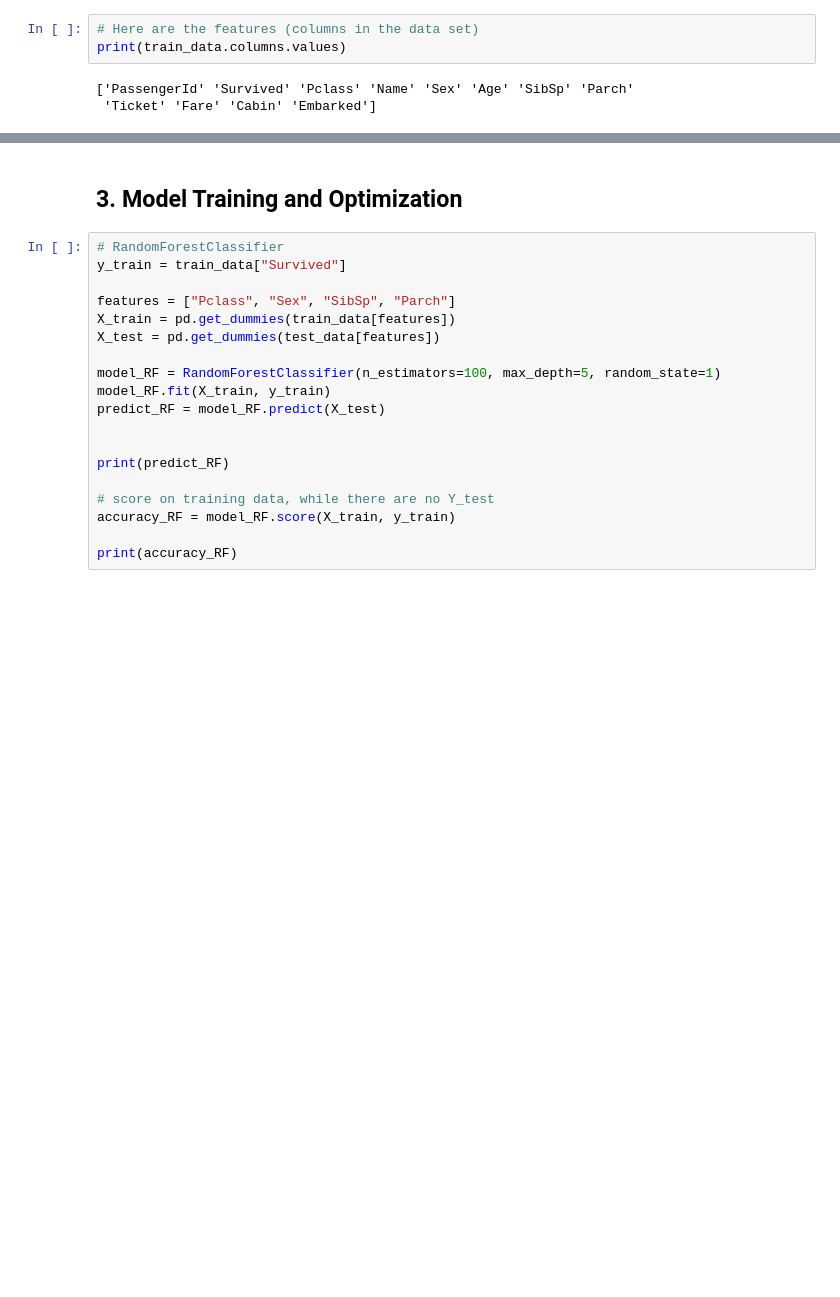
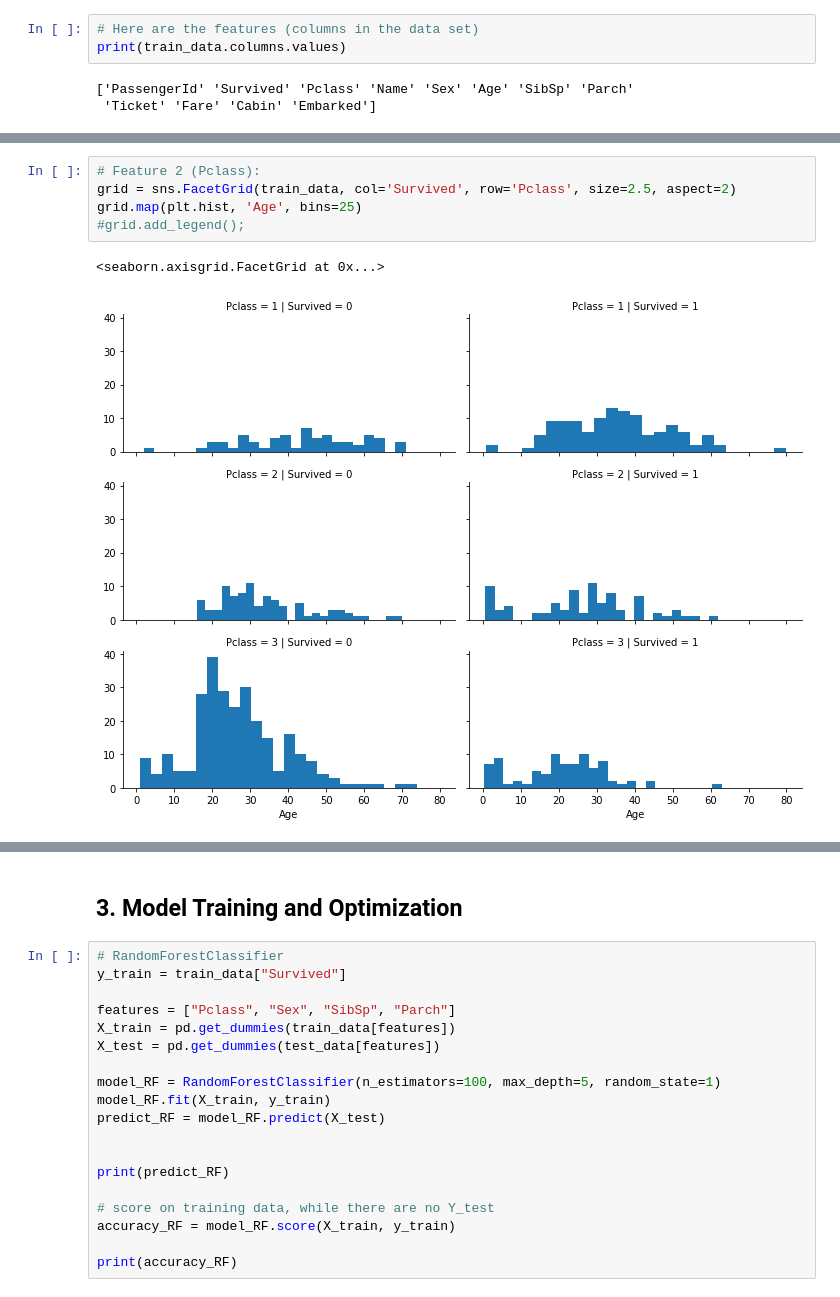
Before and after one commit to MohammadB88/kaggle, a Jupyter notebook: titanic/main.ipynb, the cells around one changed output, grey strips where cells are left out. Saved outputs shown, nothing was run; the diff lists cells and outputs as text; blank space fills up the shorter version.

```diff
--- a/titanic/main.ipynb
+++ b/titanic/main.ipynb
@@ -104,0 +195,8 @@ __Features with missing values__: Age, Cabin, Embarked
+# %%
+# Feature 2 (Pclass):
+grid = sns.FacetGrid(train_data, col='Survived', row='Pclass', size=2.5, aspect=2)
+grid.map(plt.hist, 'Age', bins=25)
+#grid.add_legend();
+# %% [output]
+<seaborn.axisgrid.FacetGrid at 0x...>
+[figure, added]
```
Also changed, not shown: parts of 13 cells of this notebook.
